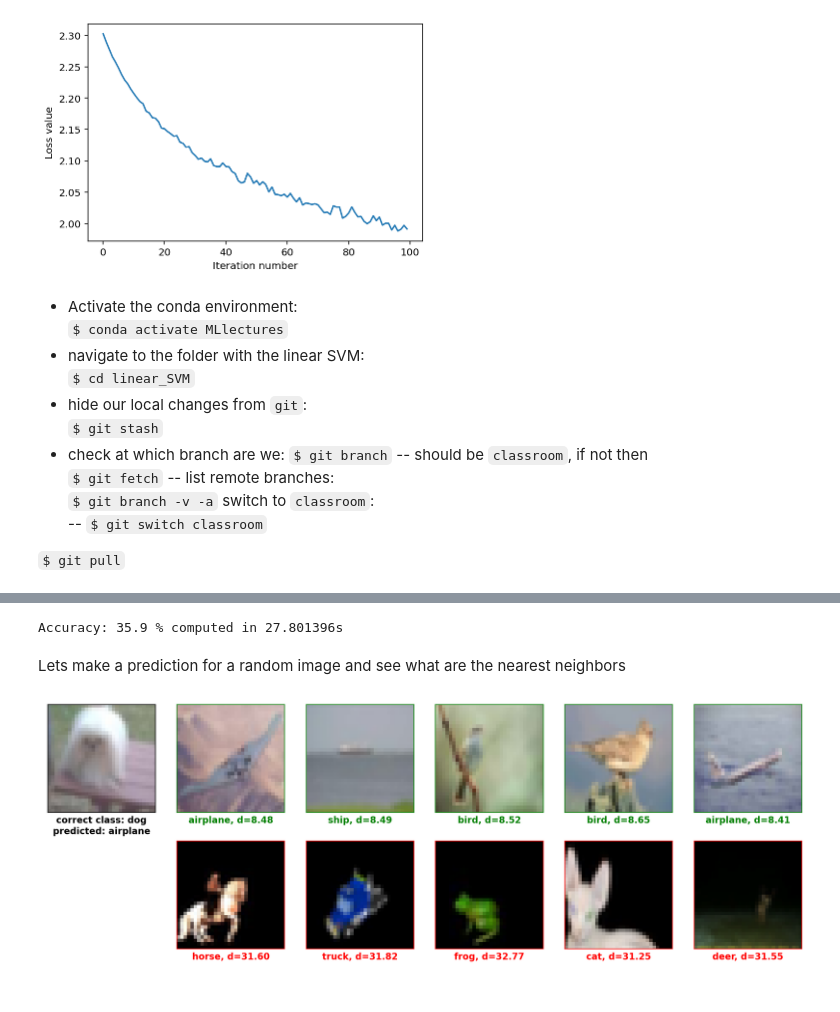
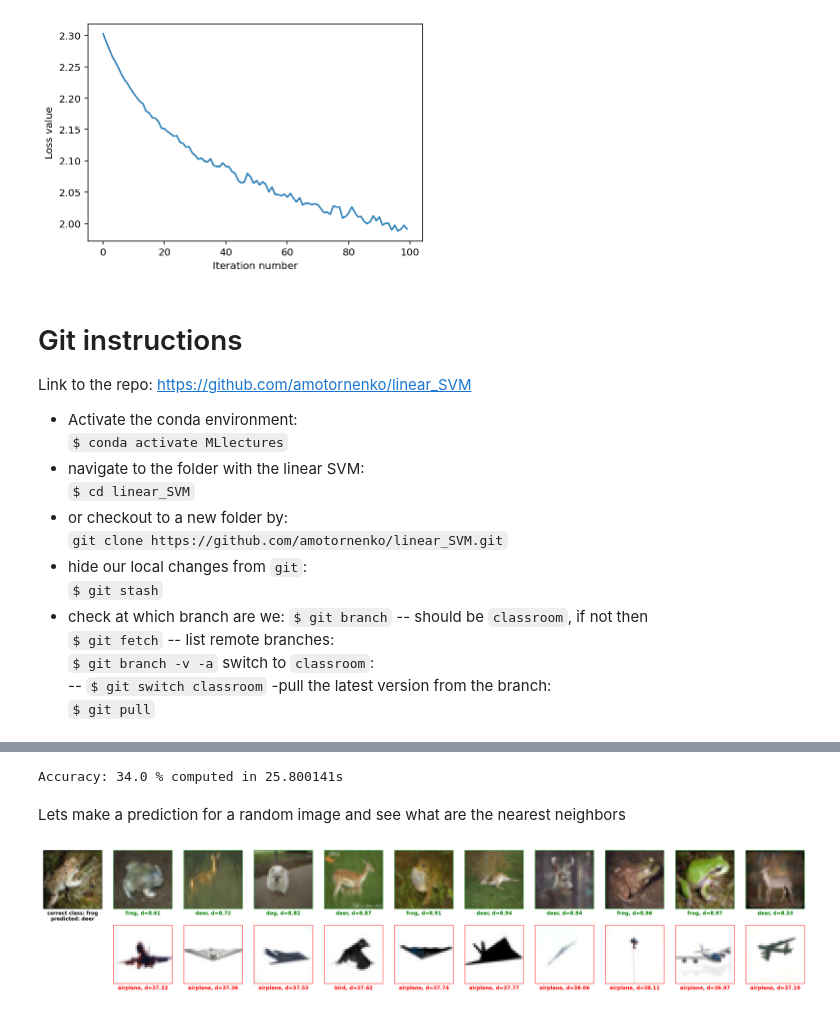
Before and after one commit to amotornenko/linear_SVM, a Jupyter notebook: linear_classifier.ipynb, the cells around one changed output, grey strips where cells are left out. Saved outputs shown, nothing was run; the diff lists cells and outputs as text; code cells hidden in the pictures.

```diff
--- a/linear_classifier.ipynb
+++ b/linear_classifier.ipynb
@@ -355,10 +367,14 @@ plt.show()
 # %% [output]
 [figure]
 # %% [markdown]
+# Git instructions
+Link to the repo: https://github.com/amotornenko/linear_SVM
 - Activate the conda environment:<br>
 `$ conda activate MLlectures`
 - navigate to the folder with the linear SVM:<br>
 `$ cd linear_SVM`
+- or checkout to a new folder by:<br>
+`git clone https://github.com/amotornenko/linear_SVM.git`
 - hide our local changes from `git`:<br>
 `$ git stash`
 - check at which branch are we:
@@ -369,8 +385,8 @@ plt.show()
 `$ git branch -v -a`
 switch to `classroom`:<br>
 -- `$ git switch classroom`
-
-`$ git pull`
+-pull the latest version from the branch:<br>
+ `$ git pull`
 # %% [markdown]
 ## k-nearest neighbours
 ![](knn.png)
@@ -399,7 +415,7 @@ class kNearestNeighbors(object):
         return dists
 
     # make a prediction based on the neighbors
-    def predict(self, X, dists, k=1):
+    def predict(self, X, k=1):
         dists = self.compute_distances(X)
 
         # iterate over the number of samples for the prediction
@@ -463,7 +479,7 @@ class kNearestNeighbors(object):
                         ha='center', transform = ax.transAxes, weight='bold')
 
                 # predict label
-                label_pred_ind = self.predict(X,Y,k=k)[0]
+                label_pred_ind = self.predict(X,k)[0]
                 label_pred = labels[label_pred_ind]
                 plt.text(0.5, -0.2, "predicted: {0}".format(label_pred),
                         ha='center', transform = ax.transAxes, weight='bold')
@@ -507,13 +523,13 @@ toc = time.time()
 
 print('Accuracy: %.1f %% computed in %fs' % (acc*100, toc - tic))
 # %% [output]
-Accuracy: 35.9 % computed in 27.801396s
+Accuracy: 34.0 % computed in 25.800141s
 # %% [markdown]
 Lets make a prediction for a random image and see what are the nearest neighbors
 # %%
 # Get index for a random image from the testing sample
 ind = np.random.randint(x['test'].shape[0])
 
-model.show_kNeighbors(x['test'][ind:ind+1],y['test'][ind:ind+1],k=5)
+model.show_kNeighbors(x['test'][ind:ind+1],y['test'][ind:ind+1],k=10)
 # %% [output]
-[figure, old version]
+[figure, new version]
```
Also changed, not shown: parts of 1 cell of this notebook.
